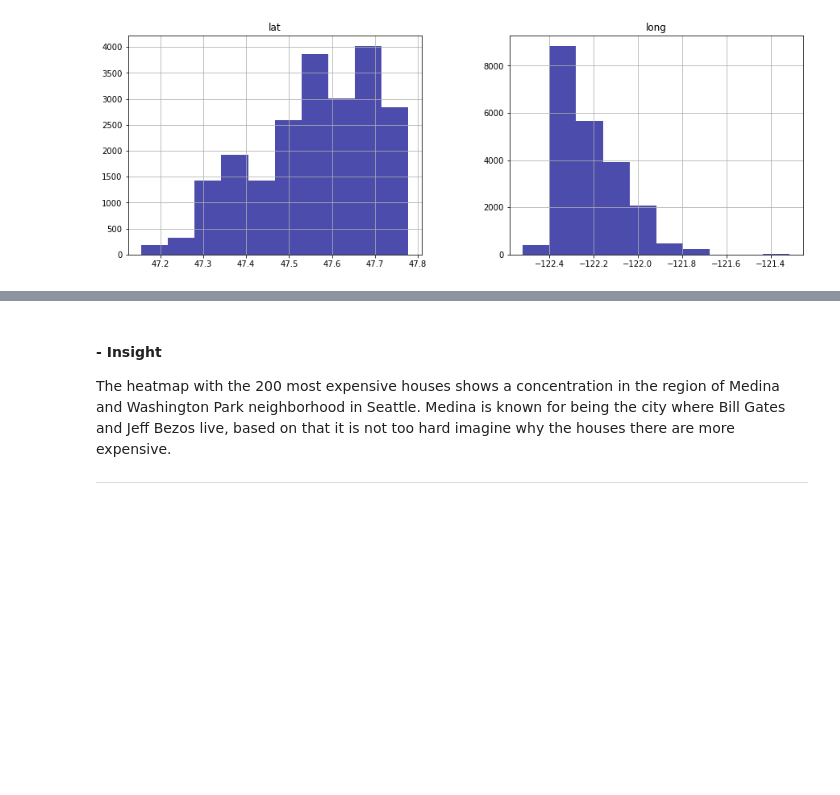
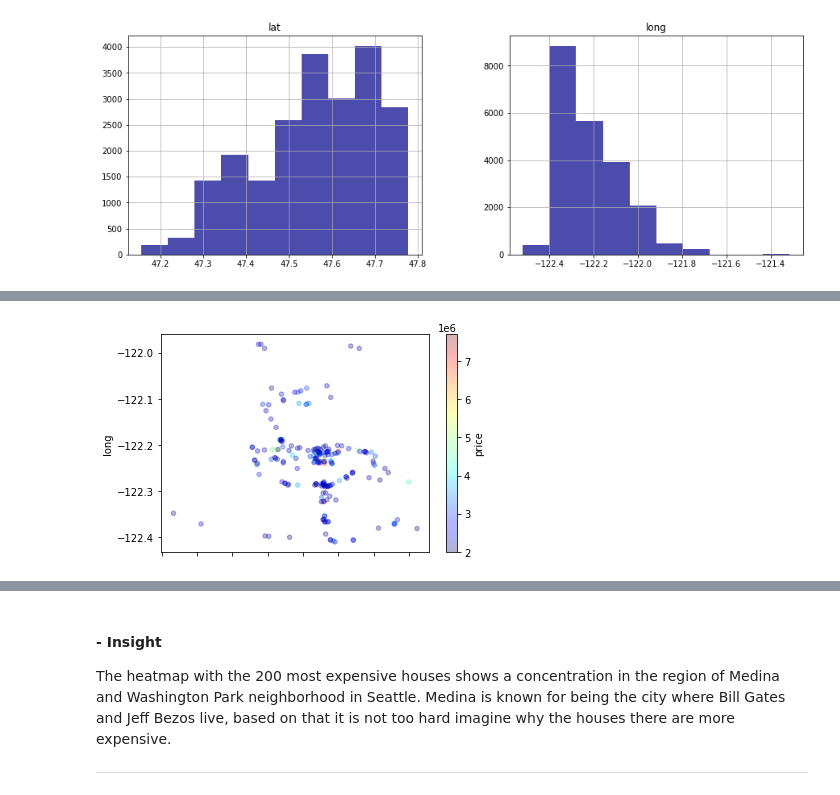
Before and after one commit to fbacellar/House_Rocket_House_Prices_Regression, a Jupyter notebook: notebook/house_rocket.ipynb, the cells around one changed output, grey strips where cells are left out. Cells and saved outputs as stored; diff of their text form; code cells hidden in the pictures; blank space fills up the shorter version.

```diff
--- a/notebook/house_rocket.ipynb
+++ b/notebook/house_rocket.ipynb
@@ -294,3 +271,14 @@ coords
+# %%
+coords.plot(kind="scatter",
+x="lat",
+y="long",
+alpha= 0.3,
+c="price",
+cmap=plt.get_cmap("jet"),
+colorbar=True)
+plt.show()
+# %% [output]
+[figure, added]
 # %%
 base_map=folium.Map(location=[47.614624,-122.261878],
                    width="80%",
```
Also changed, not shown: parts of 18 cells of this notebook.
